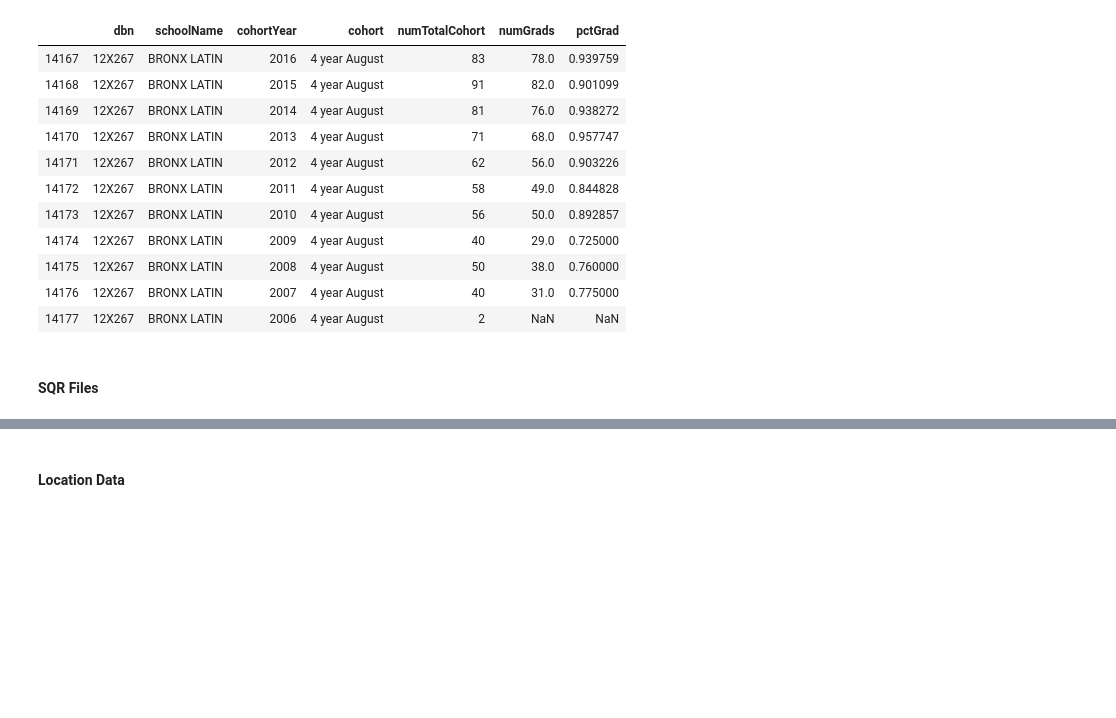
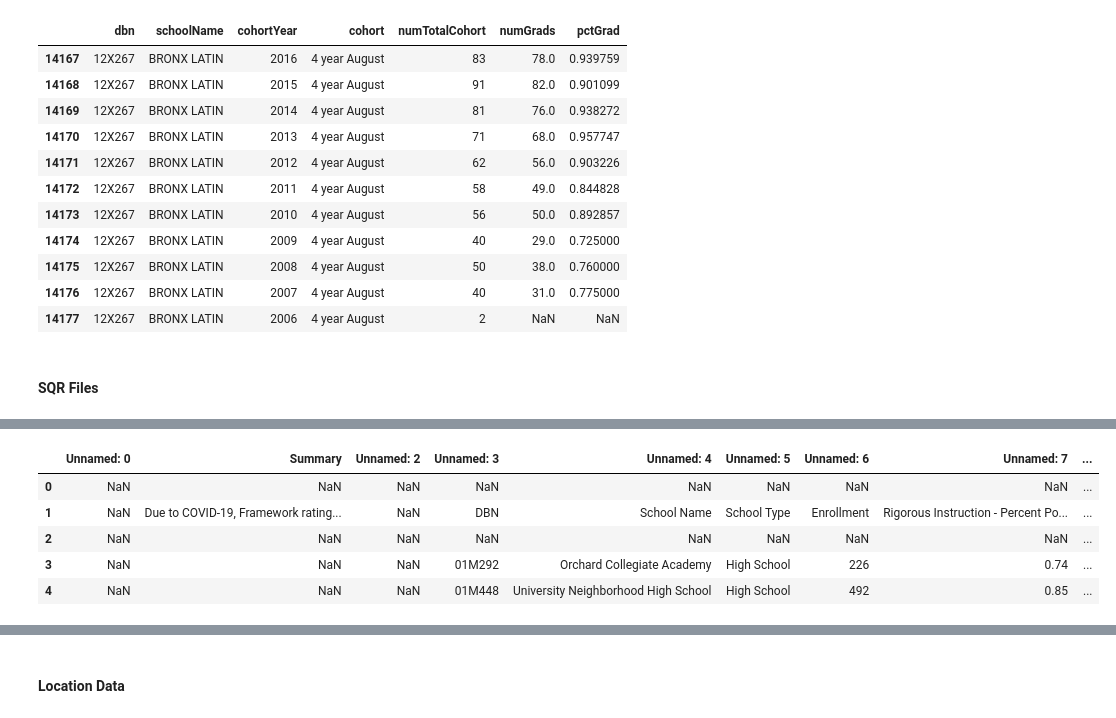
Before and after one commit to meiguan/covid19SchoolsNYC, a Jupyter notebook: get_and_store_public_data.ipynb, the cells around one changed output, grey strips where cells are left out. Cells and saved outputs as stored; diff of their text form; code cells hidden in the pictures; blank space fills up the shorter version.

```diff
--- a/get_and_store_public_data.ipynb
+++ b/get_and_store_public_data.ipynb
@@ -157 +159,10 @@ XLRDError: Unsupported format, or corrupt file: Expected BOF record; found b'<!D
+# %%
+summary['sqr2020.xlsx'].head()
+# %% [output]
+|  | Unnamed: 0 | Summary | Unnamed: 2 | Unnamed: 3 | Unnamed: 4 | Unnamed: 5 | Unnamed: 6 | Unnamed: 7 | ... |
+| 0 | NaN | NaN | NaN | NaN | NaN | NaN | NaN | NaN | ... |
+| 1 | NaN | Due to COVID-19, Framework rating... | NaN | DBN | School Name | School Type | Enrollment | Rigorous Instruction - Percent Po... | ... |
+| 2 | NaN | NaN | NaN | NaN | NaN | NaN | NaN | NaN | ... |
+| 3 | NaN | NaN | NaN | 01M292 | Orchard Collegiate Academy | High School | 226 | 0.74 | ... |
+| 4 | NaN | NaN | NaN | 01M448 | University Neighborhood High School | High School | 492 | 0.85 | ... |
 # %%
```
Also changed, not shown: parts of 18 cells of this notebook, 3 other files.
